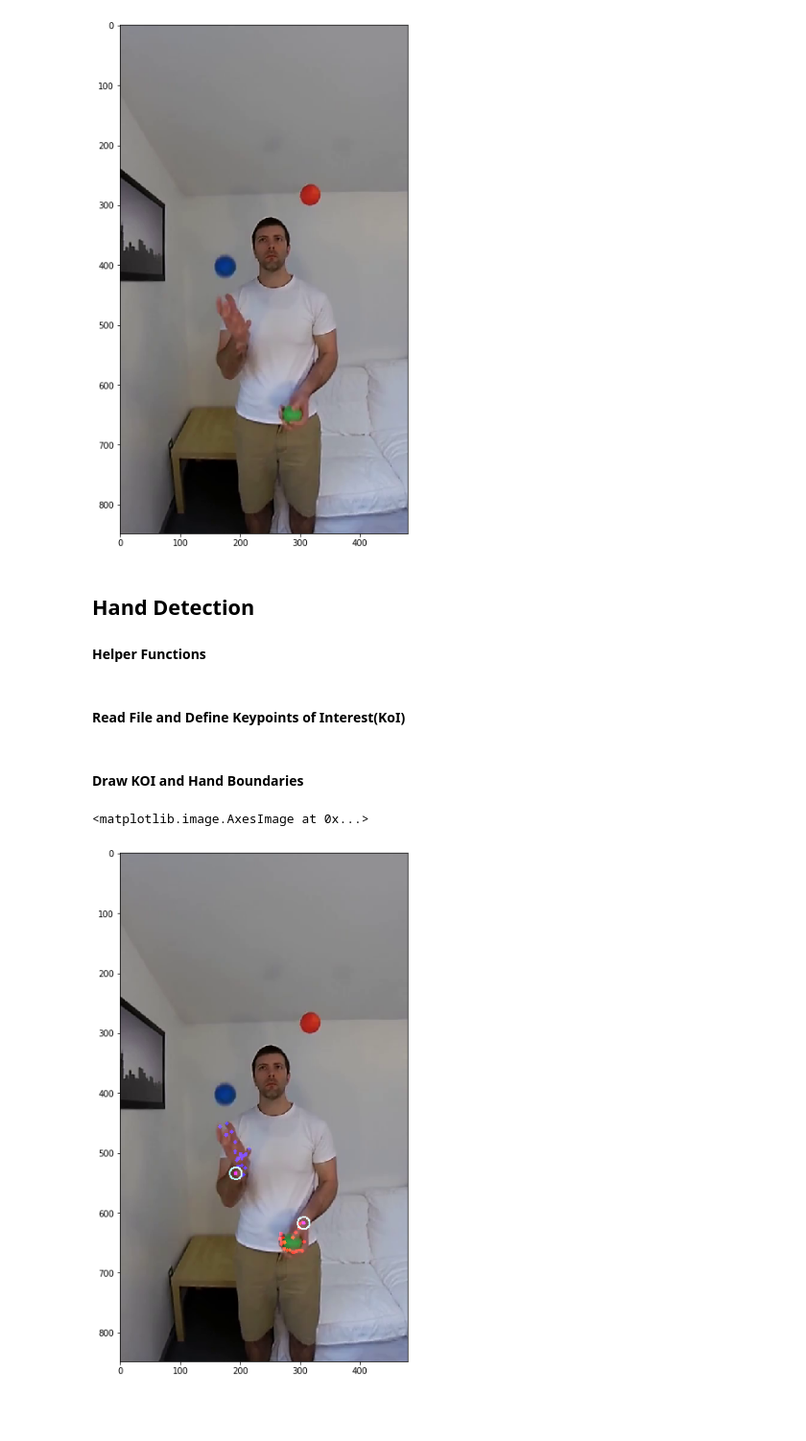
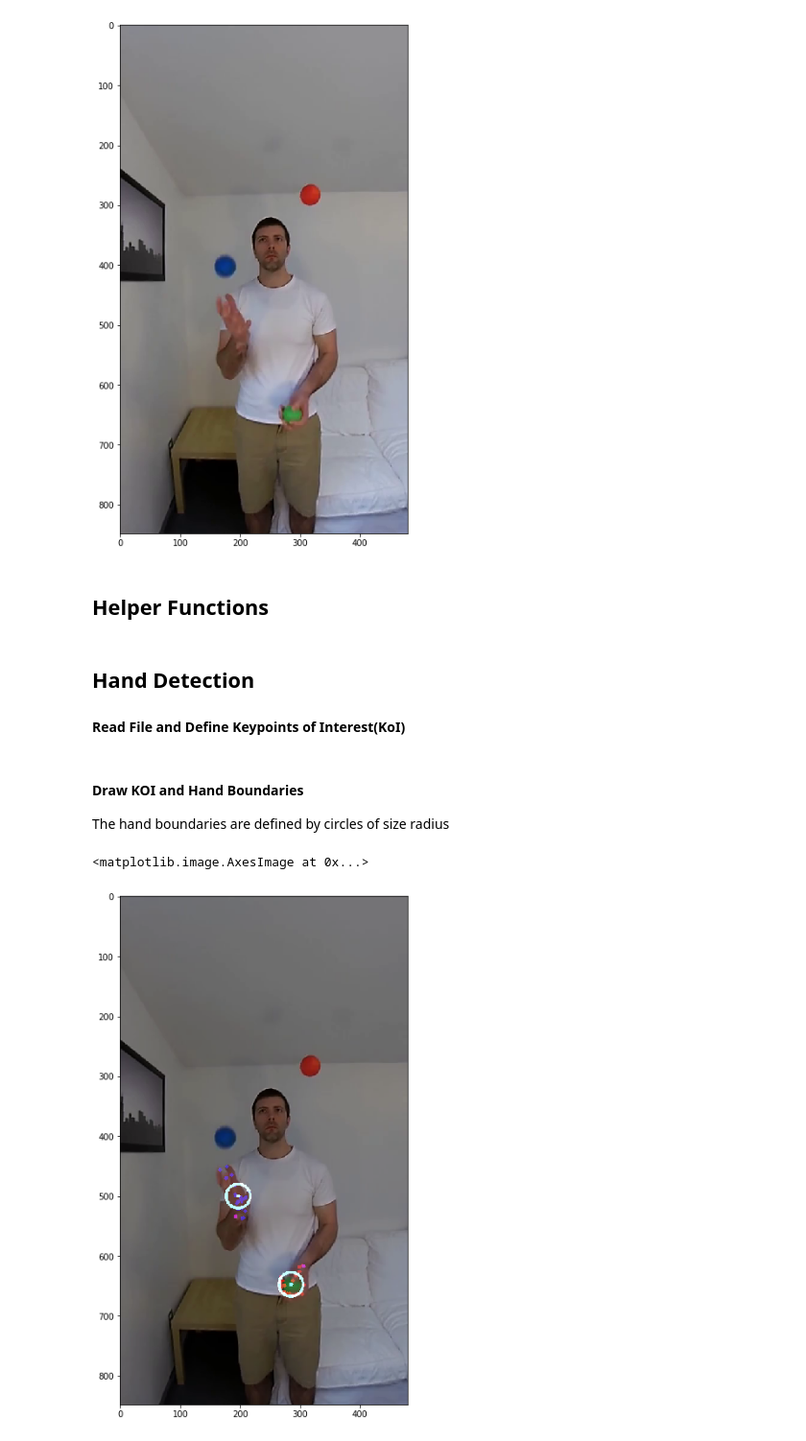
Before and after one commit to laygond/DisneyJuggling, a Jupyter notebook: Ball-Hand_Detection.ipynb, the cells around one changed output. Shown at 96% size. Cells and saved outputs as stored; diff of their text form; code cells hidden in the pictures; blank space fills up the shorter version.

```diff
--- a/Ball-Hand_Detection.ipynb
+++ b/Ball-Hand_Detection.ipynb
@@ -70,8 +70,7 @@ Duration [Min:Sec] = 3:18
 Width:  480  Height: 848
 [figure]
 # %% [markdown]
-## Hand Detection
-#### Helper Functions
+## Helper Functions
 # %%
 def draw_keyPts(img,key_list,color):
     """
@@ -92,10 +91,11 @@ def draw_keyPts(img,key_list,color):
     output_img = cv2.addWeighted(img_to_draw, 1, img, 1, 0)
     return output_img
 
-def draw_hand_boundaries(img,key_list,radius):
+
+def draw_circle_boundaries(img,pts_list,radius,color):
     """
-    Draws on a color image the hand boundaries which are defined by circles of
-    size radius to every circle center in the key_list given.
+    Draws on a color image the center and circunference of a circle of size
+    radius centered at the coordinates given by the pts_list.
     """
     # Create blank image: if not color yet then create "color" binary image
     if len(img.shape) == 2:         #if single channel
@@ -103,15 +103,34 @@ def draw_hand_boundaries(img,key_list,radius):
     img_to_draw = np.copy(img)*0
 
     # Draw Key List
+    for i in range(0,len(pts_list),2):
+        (x,y) = int(pts_list[i]),int(pts_list[i+1])
+        cv2.circle(img_to_draw, (x,y), radius= 3, color=color, thickness=-1)
+        cv2.circle(img_to_draw, (x,y), radius= radius, color=color, thickness=3)
+
+    # Add keypoints to original img
+    output_img = cv2.addWeighted(img_to_draw, 1, img, .8, 0)
+    return output_img
+
+
+def centroid(key_list):
+    """
+    Determines the centroid in x and y in the key_list given.
+    """
+    # Centroid Key List
+    count_keyPts = 0
+    x_sum = 0
+    y_sum = 0
     for i in range(0,len(key_list),3):
         if key_list[i+2] != 0: #If confidence score not zero
+            count_keyPts += 1
             (x,y) = int(key_list[i]),int(key_list[i+1])
-            cv2.circle(img_to_draw, (x,y), radius= radius, color=[255, 255, 102], thickness=2)
+            x_sum += x
+            y_sum += y
 
-    # Add keypoints to original img
-    output_img = cv2.addWeighted(img_to_draw, 1, img, 1, 0)
-    return output_img
+    return [int(x_sum/count_keyPts) , int(y_sum/count_keyPts)]
 # %% [markdown]
+## Hand Detection
 #### Read File and Define Keypoints of Interest(KoI)
 # %%
 # READ FILE
@@ -131,34 +150,37 @@ right_hand_keyPts  = data['people'][person]["hand_right_keypoints_2d"]
 left_hand_keyPts   = data['people'][person]["hand_left_keypoints_2d"]
 # %% [markdown]
 #### Draw KOI and Hand Boundaries
+The hand boundaries are defined by circles of size radius
 # %%
 #Wrists
 wrist_keyPts = np.hstack((right_wrist_keyPts, left_wrist_keyPts))
 color = [255, 0, 255]
 out_image = draw_keyPts(frame, wrist_keyPts, color)
 
 #Hands
 color = [255, 0, 0]
 out_image = draw_keyPts(out_image, right_hand_keyPts,color)
 color = [0, 0, 255]
 out_image = draw_keyPts(out_image, left_hand_keyPts,color)
 
-#Boundaries
-radius = 10
-hand_centroids = wrist_keyPts #FOR NOW LET's DEFINE IT THIS WAY!!!!!!!!
-out_image = draw_hand_boundaries(out_image,hand_centroids,radius)
+#Hand Boundaries
+right_hand_centroid = centroid(right_hand_keyPts)
+left_hand_centroid  = centroid(left_hand_keyPts)
+hand_centroids = right_hand_centroid + left_hand_centroid
+hand_radius, color= 20, [255, 255, 102]
+out_image = draw_circle_boundaries(out_image,hand_centroids,hand_radius,color)
 
 # Display
 f, ax = plt.subplots(1, 1, figsize=(24, 9))  # width and heights in inches
 f.tight_layout()
 ax.imshow(cv2.cvtColor(out_image,cv2.COLOR_BGR2RGB))
 # f, (ax1, ax2) = plt.subplots(1, 2, figsize=(24, 9))  # width and heights in inches
 # f.tight_layout()
 # plt.subplots_adjust(left=0., right=1, top=0.9, bottom=0.)
 # ax1.set_title('Original Image', fontsize=50)
 # ax1.imshow(cv2.cvtColor(frame, cv2.COLOR_BGR2RGB))
 # ax2.set_title('KOI Image', fontsize=50)
 # ax2.imshow(cv2.cvtColor(out_image, cv2.COLOR_BGR2RGB))
 # %% [output]
 <matplotlib.image.AxesImage at 0x...>
-[figure, old version]
+[figure, new version]
```
Also changed, not shown: parts of 6 cells of this notebook.
